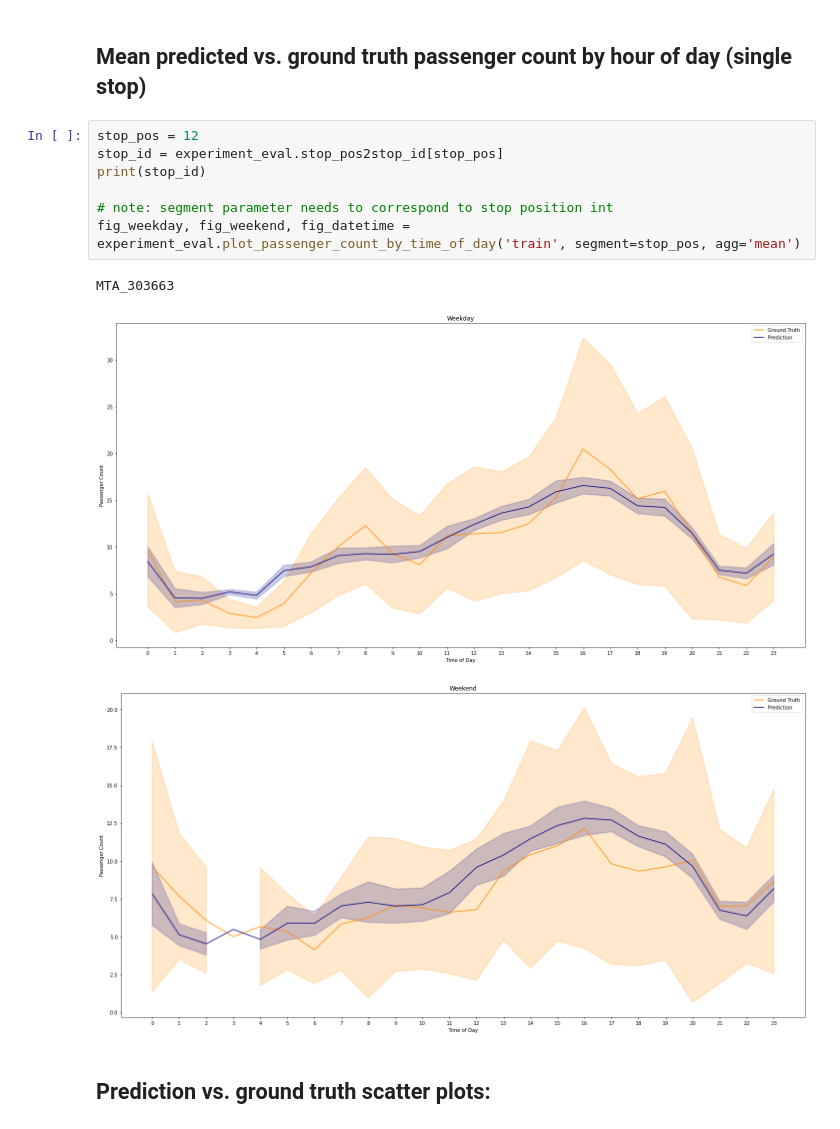
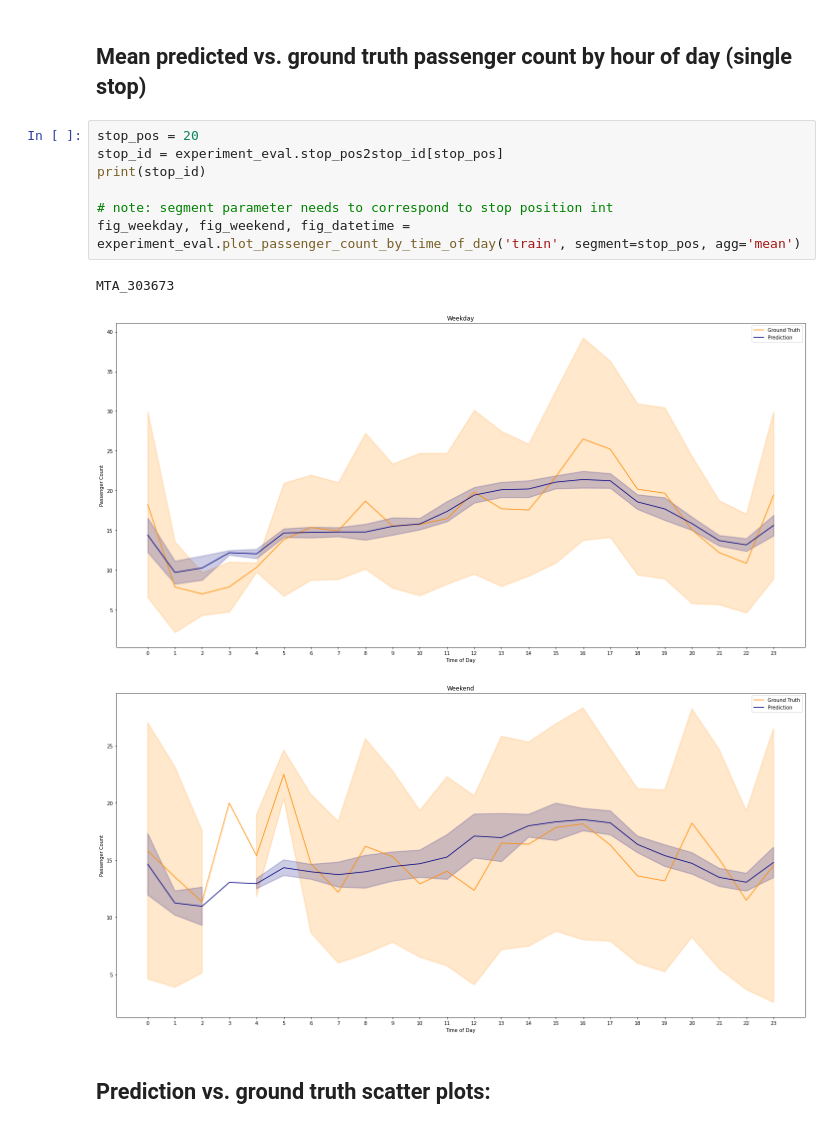
Before and after one commit to alexanderamy/BusPassengerPred, a Jupyter notebook: notebooks/demo.ipynb, the cells around one changed output. Saved outputs shown, nothing was run; the diff lists cells and outputs as text.

```diff
--- a/notebooks/demo.ipynb
+++ b/notebooks/demo.ipynb
@@ -158,16 +160,16 @@ MTA_303673
 # %% [markdown]
 ## Mean predicted vs. ground truth passenger count by hour of day (single stop)
 # %%
-stop_pos = 12
+stop_pos = 20
 stop_id = experiment_eval.stop_pos2stop_id[stop_pos]
 print(stop_id)
 
 # note: segment parameter needs to correspond to stop position int
 fig_weekday, fig_weekend, fig_datetime = experiment_eval.plot_passenger_count_by_time_of_day('train', segment=stop_pos, agg='mean')
 # %% [output]
-MTA_303663
+MTA_303673
-[figure, old version]
+[figure, new version]
-[figure, old version]
+[figure, new version]
 # %% [markdown]
 ## Prediction vs. ground truth scatter plots:
 # %% [markdown]
```
Also changed, not shown: parts of 3 cells of this notebook, 1 other file.
